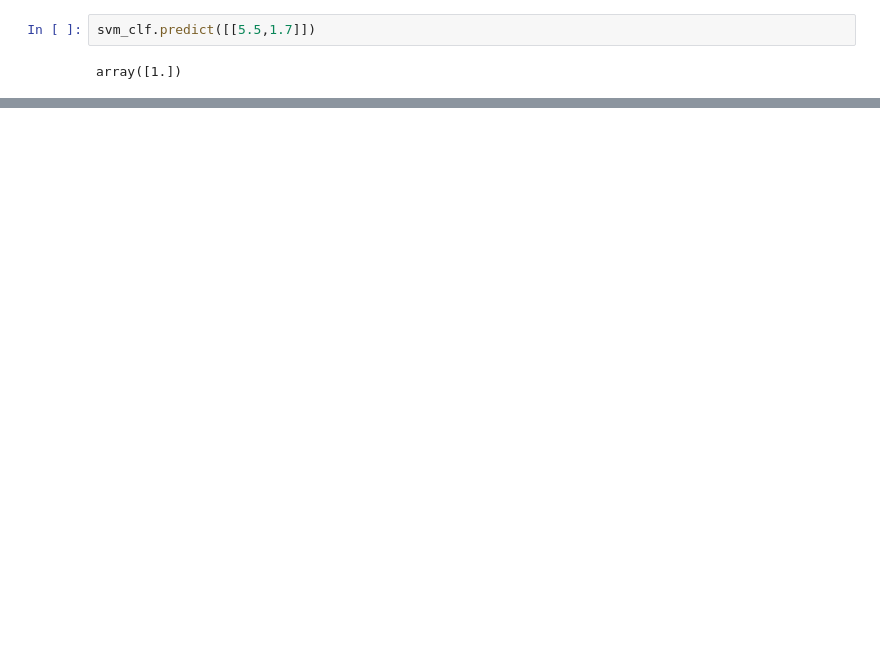
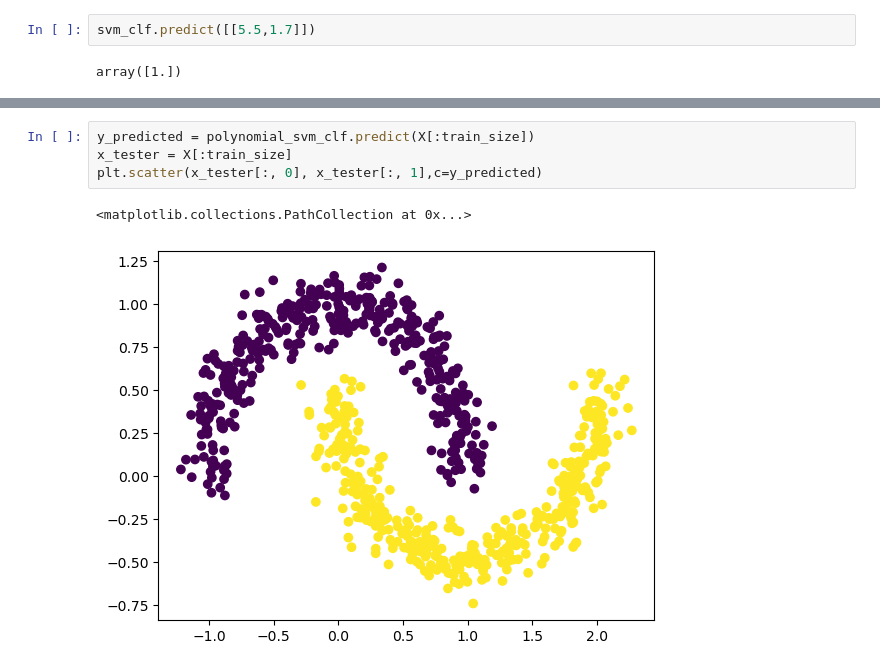
Before and after one commit to Haji-Suleman/SVM_Learning, a Jupyter notebook: SVM_machine.ipynb, the cells around one changed output, grey strips where cells are left out. Cells and saved outputs as stored; diff of their text form; blank space fills up the shorter version.

```diff
--- a/SVM_machine.ipynb
+++ b/SVM_machine.ipynb
@@ -24 +49,8 @@ array([1.])
+# %%
+y_predicted = polynomial_svm_clf.predict(X[:train_size])
+x_tester = X[:train_size]
+plt.scatter(x_tester[:, 0], x_tester[:, 1],c=y_predicted)
+# %% [output]
+<matplotlib.collections.PathCollection at 0x...>
+[figure, added]
 # %%
```
Also changed, not shown: parts of 4 cells of this notebook.
